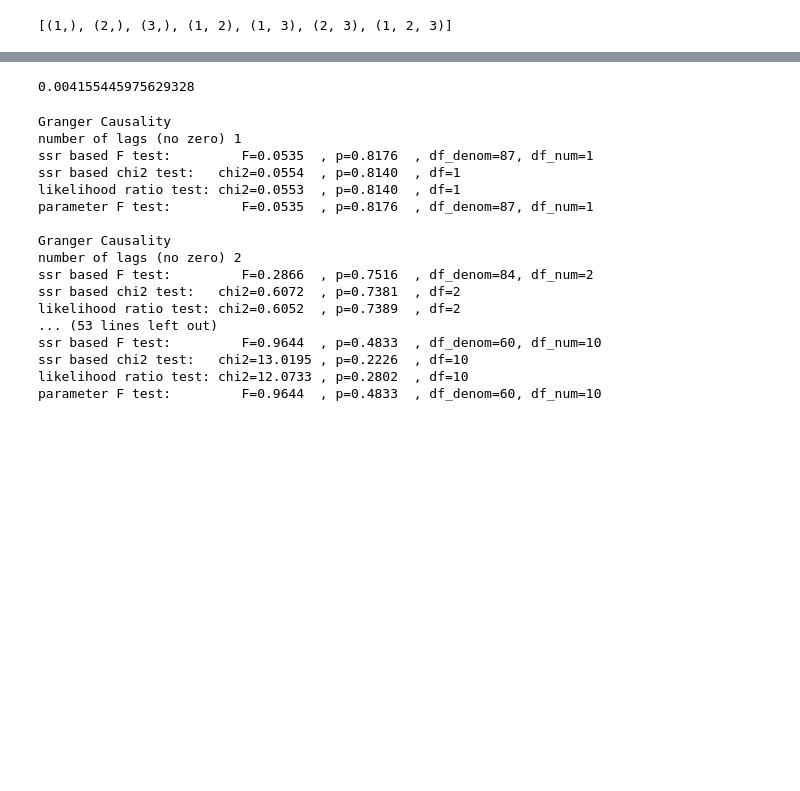
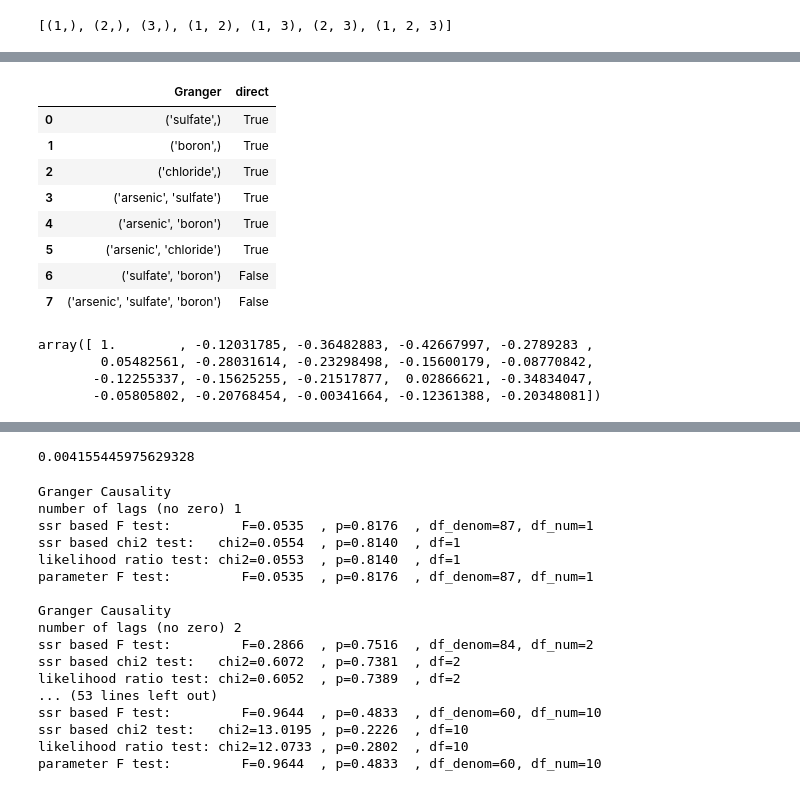
Before and after one commit to SU-Hongs/UROP_mining, a Jupyter notebook: groundwater/groundwater.ipynb, the cells around one changed output, grey strips where cells are left out. Drawn from its saved outputs; the diff is of its cells as text; code cells hidden in the pictures; blank space fills up the shorter version.

```diff
--- a/groundwater/groundwater.ipynb
+++ b/groundwater/groundwater.ipynb
@@ -203,5 +239,5 @@ patterns
 # %%
-guo_index = "('arsenic', 'boran', 'chloride')"
+guo_index = "('arsenic', 'boron', 'molybdenum', 'vanadium')"
 guo = np.reshape(num_colos[guo_index],(-1,1))
 guo = guo[1:]-guo[:-1]
 causes = []
@@ -247 +276,17 @@ causes
+# %%
+truth = [True,True,True,True,True,True,False,False]
+# %%
+dd = {"Granger": causes,"direct":truth}
+ddd = pd.DataFrame(dd)
+ddd
+# %% [output]
+|  | Granger | direct |
+| 0 | ('sulfate',) | True |
+| 1 | ('boron',) | True |
+| 2 | ('chloride',) | True |
+| 3 | ('arsenic', 'sulfate') | True |
+| 4 | ('arsenic', 'boron') | True |
+| 5 | ('arsenic', 'chloride') | True |
+| 6 | ('sulfate', 'boron') | False |
+| 7 | ('arsenic', 'sulfate', 'boron') | False |
 # %%
@@ -250,3 +295,10 @@ guo = np.reshape(num_colos["('arsenic',)"],(-1,1))
 yin = yin[1:]-yin[:-1]
 guo = guo[1:]-guo[:-1]
 df = np.concatenate((guo,yin),axis=1)
+# %%
+statsmodels.tsa.stattools.pacf(yin)
+# %% [output]
+array([ 1.        , -0.12031785, -0.36482883, -0.42667997, -0.2789283 ,
+        0.05482561, -0.28031614, -0.23298498, -0.15600179, -0.08770842,
+       -0.12255337, -0.15625255, -0.21517877,  0.02866621, -0.34834047,
+       -0.05805802, -0.20768454, -0.00341664, -0.12361388, -0.20348081])
```
Also changed, not shown: parts of 20 cells of this notebook.
